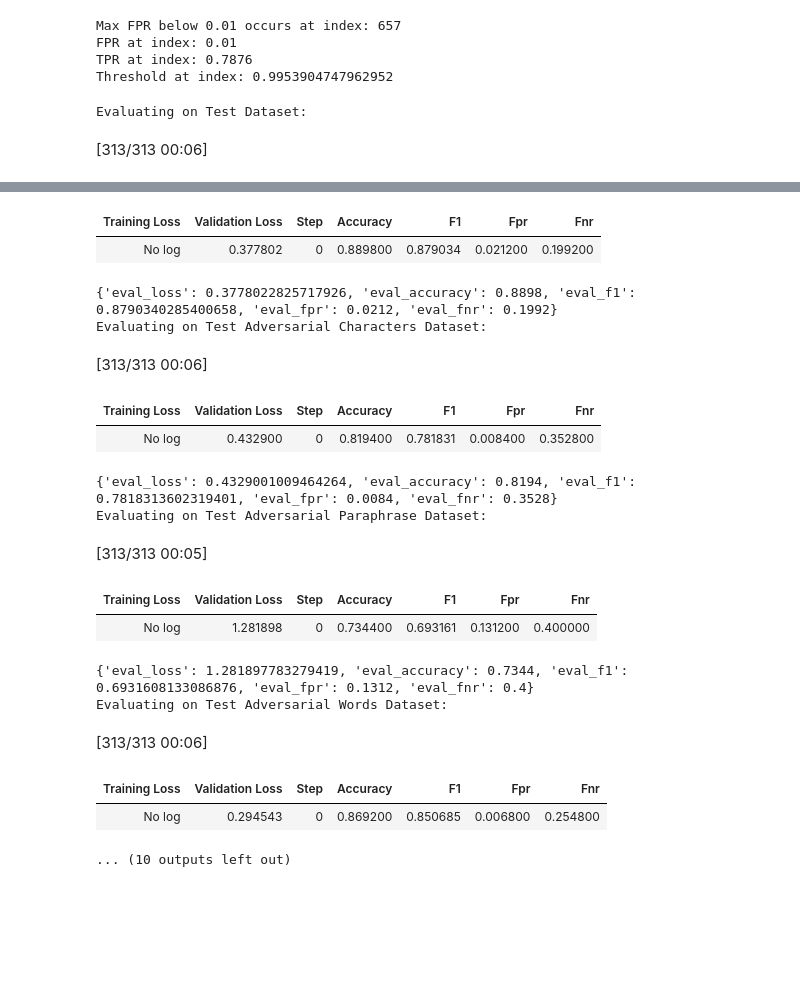
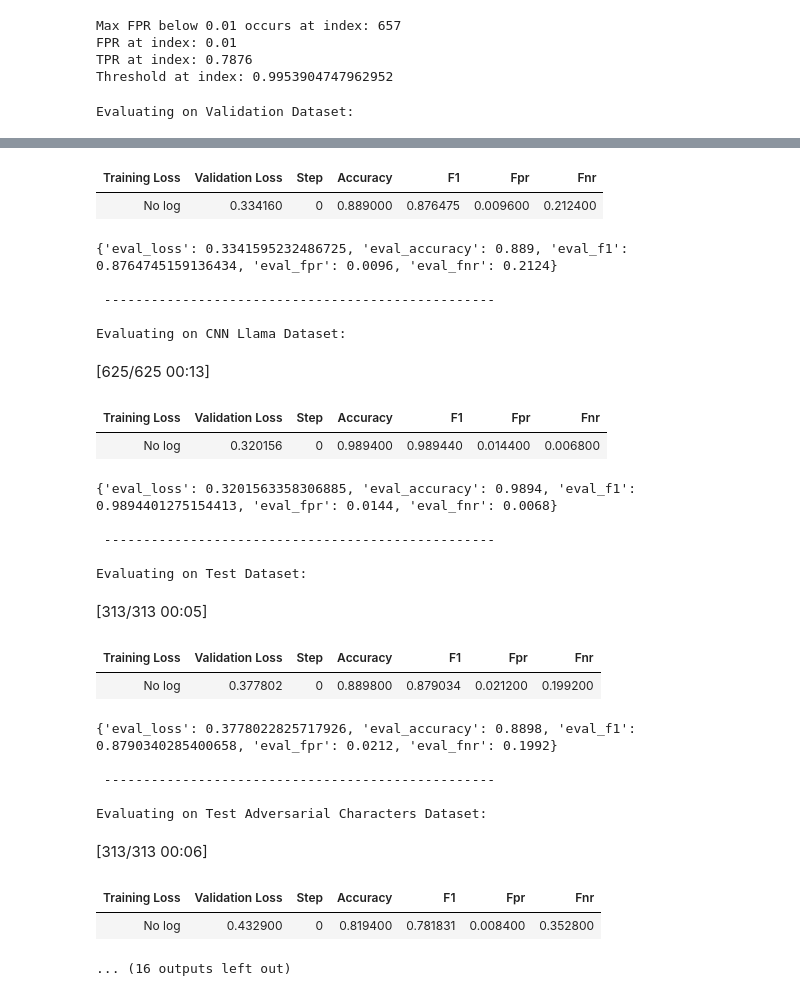
Before and after one commit to lucykappai/margnap, a Jupyter notebook: notebook.ipynb, the cells around one changed output, grey strips where cells are left out. Cells and saved outputs as stored; diff of their text form; code cells hidden in the pictures; blank space fills up the shorter version.

```diff
--- a/notebook.ipynb
+++ b/notebook.ipynb
@@ -578,13 +578,13 @@ label2id = {"HUMAN": 0, "AI": 1}
 # %%
-# paired = load_dataset("ilyasoulk/ai-vs-human-meta-llama-Llama-3.1-8B-Instruct-CNN")["train"]
+paired = load_dataset("ilyasoulk/ai-vs-human-meta-llama-Llama-3.1-8B-Instruct-CNN")["train"]
 
-# def to_long(batch):
-#     texts = batch["ai"] + batch["human"]              # all AI, then all human
-#     labels = [1] * len(batch["ai"]) + [0] * len(batch["human"])
-#     return {"text": texts, "labels": labels}
+def to_long(batch):
+    texts = batch["ai"] + batch["human"]              # all AI, then all human
+    labels = [1] * len(batch["ai"]) + [0] * len(batch["human"])
+    return {"text": texts, "labels": labels}
 
-# # remove_columns drops the old 'ai'/'human' so only 'text' + 'labels' remain
-# long_ds = paired.map(to_long, batched=True, remove_columns=paired.column_names)
+# remove_columns drops the old 'ai'/'human' so only 'text' + 'labels' remain
+long_ds = paired.map(to_long, batched=True, remove_columns=paired.column_names)
 
-# print(long_ds)                 # should show ~10000 rows, columns: ['text', 'labels']
-# print(long_ds[0], long_ds[-1]) # eyeball one AI and one human example
+print(long_ds)                 # should show ~10000 rows, columns: ['text', 'labels']
+print(long_ds[0], long_ds[-1]) # eyeball one AI and one human example
@@ -765,37 +780,49 @@ evaluator = Trainer(
     compute_metrics=functools.partial(compute_metrics, threshold=threshold),
 )
 # %%
-# print("Evaluating on CNN Llama Dataset:")
-# metrics = evaluator.evaluate(eval_dataset=tokenized_new)
-# print(metrics)
+print("Evaluating on Validation Dataset:")
+metrics = evaluator.evaluate(eval_dataset=tokenized_dataset["validation"])
+print(metrics)
+print("\n", "-"*50, "\n")
+
+print("Evaluating on CNN Llama Dataset:")
+metrics = evaluator.evaluate(eval_dataset=tokenized_new)
+print(metrics)
+print("\n", "-"*50, "\n")
 
 print("Evaluating on Test Dataset:")
 metrics = evaluator.evaluate(eval_dataset=tokenized_dataset["test"])
 print(metrics)
+print("\n", "-"*50, "\n")
 
 print("Evaluating on Test Adversarial Characters Dataset:")
 metrics = evaluator.evaluate(eval_dataset=tokenized_dataset["test_adversarial_char"])
 print(metrics)
+print("\n", "-"*50, "\n")
 
 print("Evaluating on Test Adversarial Paraphrase Dataset:")
 metrics = evaluator.evaluate(eval_dataset=tokenized_dataset["test_adversarial_paraphrase"])
 print(metrics)
+print("\n", "-"*50, "\n")
 
 print("Evaluating on Test Adversarial Words Dataset:")
 metrics = evaluator.evaluate(eval_dataset=tokenized_dataset["test_adversarial_word"])
 print(metrics)
+print("\n", "-"*50, "\n")
 
 print("Evaluating on Test OOD Domain Dataset:")
 metrics = evaluator.evaluate(eval_dataset=tokenized_dataset["test_ood_domain"])
 print(metrics)
+print("\n", "-"*50, "\n")
 
 print("Evaluating on Test OOD Language Dataset:")
 metrics = evaluator.evaluate(eval_dataset=tokenized_dataset["test_ood_language"])
 print(metrics)
+print("\n", "-"*50, "\n")
 
 print("Evaluating on Test OOD Model Dataset:")
 metrics = evaluator.evaluate(eval_dataset=tokenized_dataset["test_ood_model"])
 print(metrics)
+print("\n", "-"*50, "\n")
 # %% [output]
-Evaluating on Test Dataset:
+Evaluating on Validation Dataset:
-[313/313 00:06]
@@ -802,18 +830,27 @@ Evaluating on Test Dataset:
 | Training Loss | Validation Loss | Step | Accuracy | F1 | Fpr | Fnr |
-| No log | 0.377802 | 0 | 0.889800 | 0.879034 | 0.021200 | 0.199200 |
+| No log | 0.334160 | 0 | 0.889000 | 0.876475 | 0.009600 | 0.212400 |
-{'eval_loss': 0.3778022825717926, 'eval_accuracy': 0.8898, 'eval_f1': 0.8790340285400658, 'eval_fpr': 0.0212, 'eval_fnr': 0.1992}
-Evaluating on Test Adversarial Characters Dataset:
+{'eval_loss': 0.3341595232486725, 'eval_accuracy': 0.889, 'eval_f1': 0.8764745159136434, 'eval_fpr': 0.0096, 'eval_fnr': 0.2124}
+
+ --------------------------------------------------
+
+Evaluating on CNN Llama Dataset:
-[313/313 00:06]
+[625/625 00:13]
 | Training Loss | Validation Loss | Step | Accuracy | F1 | Fpr | Fnr |
-| No log | 0.432900 | 0 | 0.819400 | 0.781831 | 0.008400 | 0.352800 |
+| No log | 0.320156 | 0 | 0.989400 | 0.989440 | 0.014400 | 0.006800 |
-{'eval_loss': 0.4329001009464264, 'eval_accuracy': 0.8194, 'eval_f1': 0.7818313602319401, 'eval_fpr': 0.0084, 'eval_fnr': 0.3528}
-Evaluating on Test Adversarial Paraphrase Dataset:
+{'eval_loss': 0.3201563358306885, 'eval_accuracy': 0.9894, 'eval_f1': 0.9894401275154413, 'eval_fpr': 0.0144, 'eval_fnr': 0.0068}
+
+ --------------------------------------------------
+
+Evaluating on Test Dataset:
-[313/313 00:05]
+[313/313 00:05]
 | Training Loss | Validation Loss | Step | Accuracy | F1 | Fpr | Fnr |
-| No log | 1.281898 | 0 | 0.734400 | 0.693161 | 0.131200 | 0.400000 |
+| No log | 0.377802 | 0 | 0.889800 | 0.879034 | 0.021200 | 0.199200 |
-{'eval_loss': 1.281897783279419, 'eval_accuracy': 0.7344, 'eval_f1': 0.6931608133086876, 'eval_fpr': 0.1312, 'eval_fnr': 0.4}
-Evaluating on Test Adversarial Words Dataset:
+{'eval_loss': 0.3778022825717926, 'eval_accuracy': 0.8898, 'eval_f1': 0.8790340285400658, 'eval_fpr': 0.0212, 'eval_fnr': 0.1992}
+
+ --------------------------------------------------
+
+Evaluating on Test Adversarial Characters Dataset:
-[313/313 00:06]
+[313/313 00:06]
 | Training Loss | Validation Loss | Step | Accuracy | F1 | Fpr | Fnr |
-| No log | 0.294543 | 0 | 0.869200 | 0.850685 | 0.006800 | 0.254800 |
+| No log | 0.432900 | 0 | 0.819400 | 0.781831 | 0.008400 | 0.352800 |
-... (10 outputs left out)
+... (16 outputs left out)
```
Also changed, not shown: parts of 5 cells of this notebook, 1 other file.
